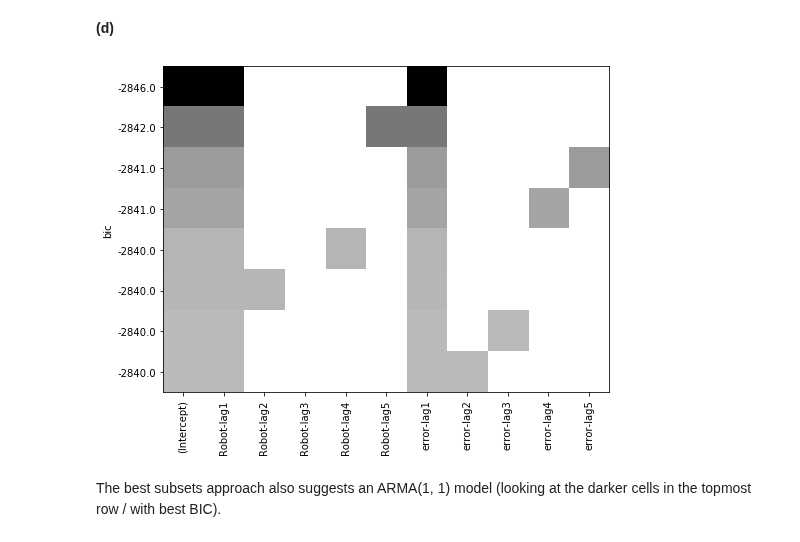
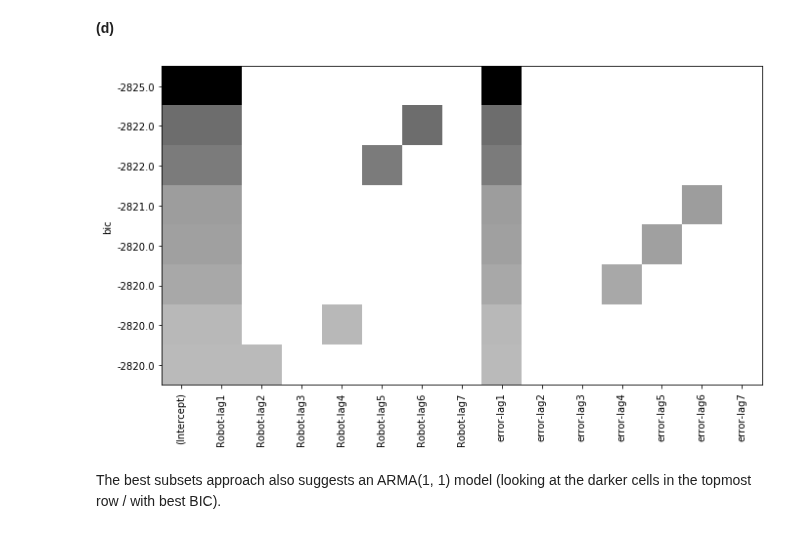
Before and after one commit to telmo-correa/time-series-analysis, a Jupyter notebook: Python/Chapter 06 (Ex 31 - 39) - Model Specification.ipynb, the cells around one changed output. Cells and saved outputs as stored; diff of their text form; code cells hidden in the pictures.

```diff
--- a/Python/Chapter 06 (Ex 31 - 39) - Model Specification.ipynb
+++ b/Python/Chapter 06 (Ex 31 - 39) - Model Specification.ipynb
@@ -624,9 +624,9 @@ The EACF suggests an ARMA(1, 1) process for the series.
 %%capture
 %run armasubsets.py
 # %%
-armasubsets(y=Y, nar=5, nma=5, y_name='Robot');
+armasubsets(y=Y, nar=7, nma=7, y_name='Robot');
 # %% [output]
-[figure, old version]
+[figure, new version]
 # %% [markdown]
 The best subsets approach also suggests an ARMA(1, 1) model (looking at the darker cells in the topmost row / with best BIC).
 # %% [markdown]
```
Also changed, not shown: 1 other file.
